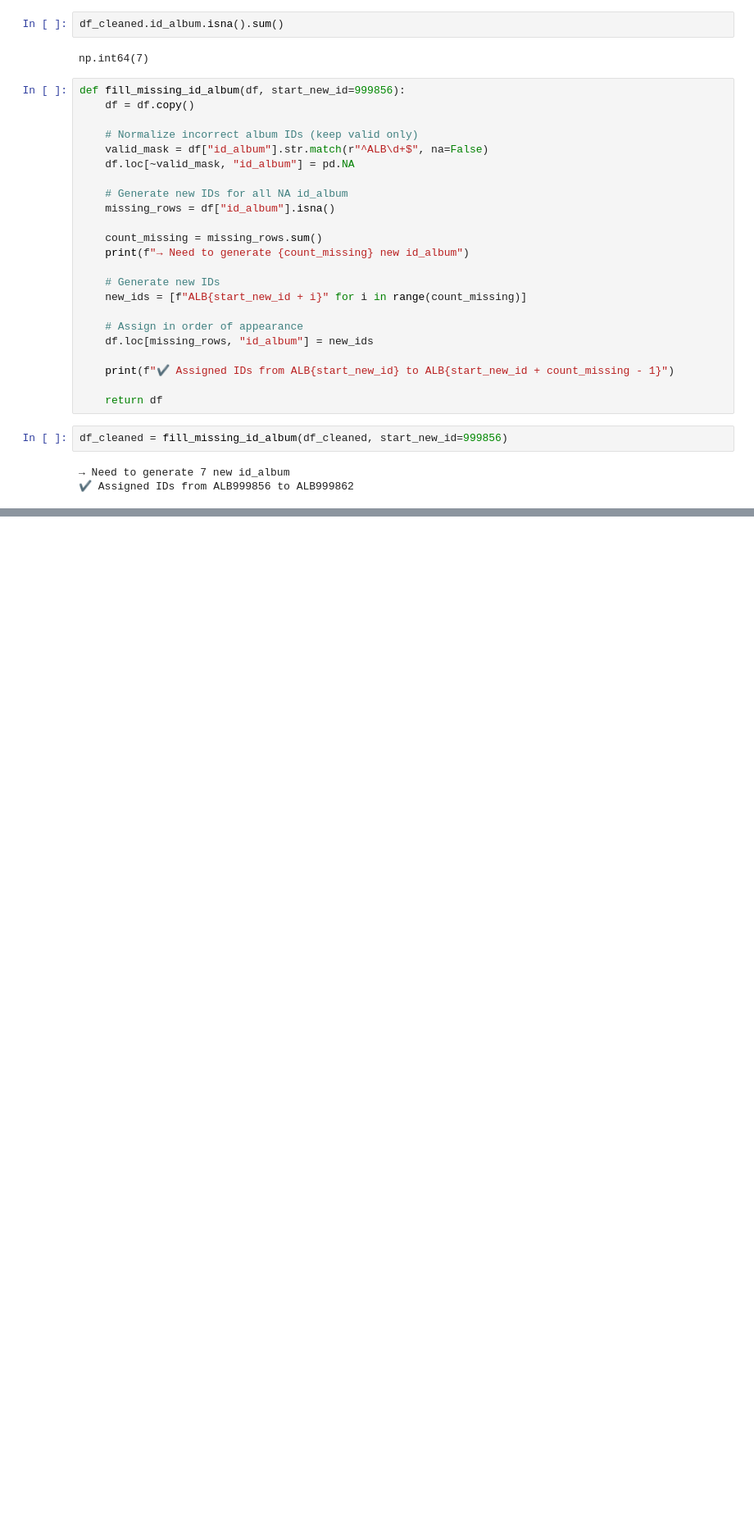
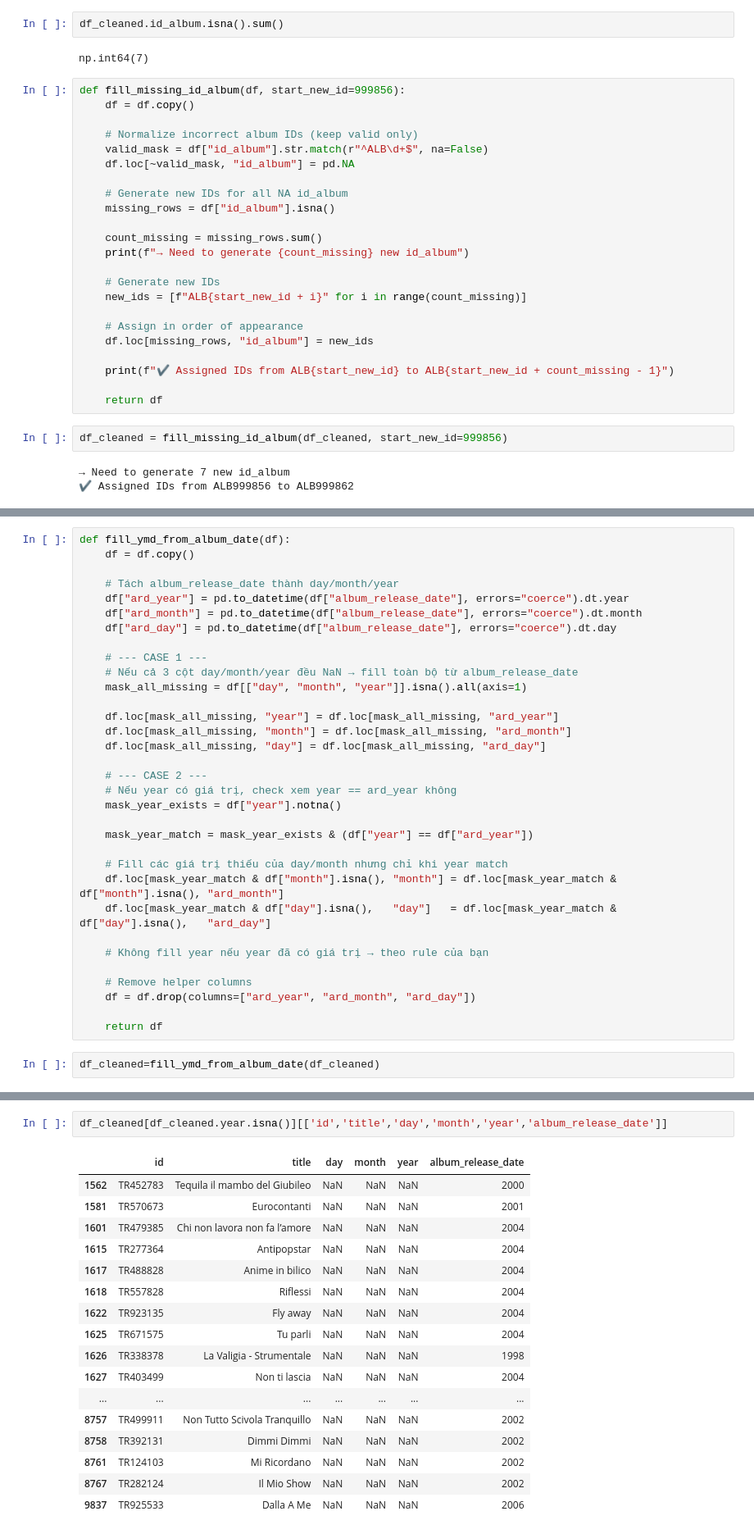
Before and after one commit to Ankit-Bhagat851/DSS-Project, a Jupyter notebook: Chi/tracks_understanding.ipynb, the cells around one changed output, grey strips where cells are left out. Shown at 82% size. Drawn from its saved outputs; the diff is of its cells as text; blank space fills up the shorter version.

```diff
--- a/Chi/tracks_understanding.ipynb
+++ b/Chi/tracks_understanding.ipynb
@@ -1369,0 +1770,35 @@ missing_values(df_cleaned)
+# %%
+def fill_ymd_from_album_date(df):
+    df = df.copy()
+
+    # Tách album_release_date thành day/month/year
+    df["ard_year"] = pd.to_datetime(df["album_release_date"], errors="coerce").dt.year
+    df["ard_month"] = pd.to_datetime(df["album_release_date"], errors="coerce").dt.month
+    df["ard_day"] = pd.to_datetime(df["album_release_date"], errors="coerce").dt.day
+
+    # --- CASE 1 ---
+    # Nếu cả 3 cột day/month/year đều NaN → fill toàn bộ từ album_release_date
+    mask_all_missing = df[["day", "month", "year"]].isna().all(axis=1)
+
+    df.loc[mask_all_missing, "year"] = df.loc[mask_all_missing, "ard_year"]
+    df.loc[mask_all_missing, "month"] = df.loc[mask_all_missing, "ard_month"]
+    df.loc[mask_all_missing, "day"] = df.loc[mask_all_missing, "ard_day"]
+
+    # --- CASE 2 ---
+    # Nếu year có giá trị, check xem year == ard_year không
+    mask_year_exists = df["year"].notna()
+
+    mask_year_match = mask_year_exists & (df["year"] == df["ard_year"])
+
+    # Fill các giá trị thiếu của day/month nhưng chỉ khi year match
+    df.loc[mask_year_match & df["month"].isna(), "month"] = df.loc[mask_year_match & df["month"].isna(), "ard_month"]
+    df.loc[mask_year_match & df["day"].isna(),   "day"]   = df.loc[mask_year_match & df["day"].isna(),   "ard_day"]
+
+    # Không fill year nếu year đã có giá trị → theo rule của bạn
+
+    # Remove helper columns
+    df = df.drop(columns=["ard_year", "ard_month", "ard_day"])
+
+    return df
+# %%
+df_cleaned=fill_ymd_from_album_date(df_cleaned)
@@ -1369,0 +1812,20 @@ missing_values(df_cleaned)
+# %%
+df_cleaned[df_cleaned.year.isna()][['id','title','day','month','year','album_release_date']]
+# %% [output]
+|  | id | title | day | month | year | album_release_date |
+| 1562 | TR452783 | Tequila il mambo del Giubileo | NaN | NaN | NaN | 2000 |
+| 1581 | TR570673 | Eurocontanti | NaN | NaN | NaN | 2001 |
+| 1601 | TR479385 | Chi non lavora non fa l’amore | NaN | NaN | NaN | 2004 |
+| 1615 | TR277364 | Antipopstar | NaN | NaN | NaN | 2004 |
+| 1617 | TR488828 | Anime in bilico | NaN | NaN | NaN | 2004 |
+| 1618 | TR557828 | Riflessi | NaN | NaN | NaN | 2004 |
+| 1622 | TR923135 | Fly away | NaN | NaN | NaN | 2004 |
+| 1625 | TR671575 | Tu parli | NaN | NaN | NaN | 2004 |
+| 1626 | TR338378 | La Valigia - Strumentale | NaN | NaN | NaN | 1998 |
+| 1627 | TR403499 | Non ti lascia | NaN | NaN | NaN | 2004 |
+| ... | ... | ... | ... | ... | ... | ... |
+| 8757 | TR499911 | Non Tutto Scivola Tranquillo | NaN | NaN | NaN | 2002 |
+| 8758 | TR392131 | Dimmi Dimmi | NaN | NaN | NaN | 2002 |
+| 8761 | TR124103 | Mi Ricordano | NaN | NaN | NaN | 2002 |
+| 8767 | TR282124 | Il Mio Show | NaN | NaN | NaN | 2002 |
+| 9837 | TR925533 | Dalla A Me | NaN | NaN | NaN | 2006 |
```
Also changed, not shown: parts of 47 cells of this notebook, 2 other files.
